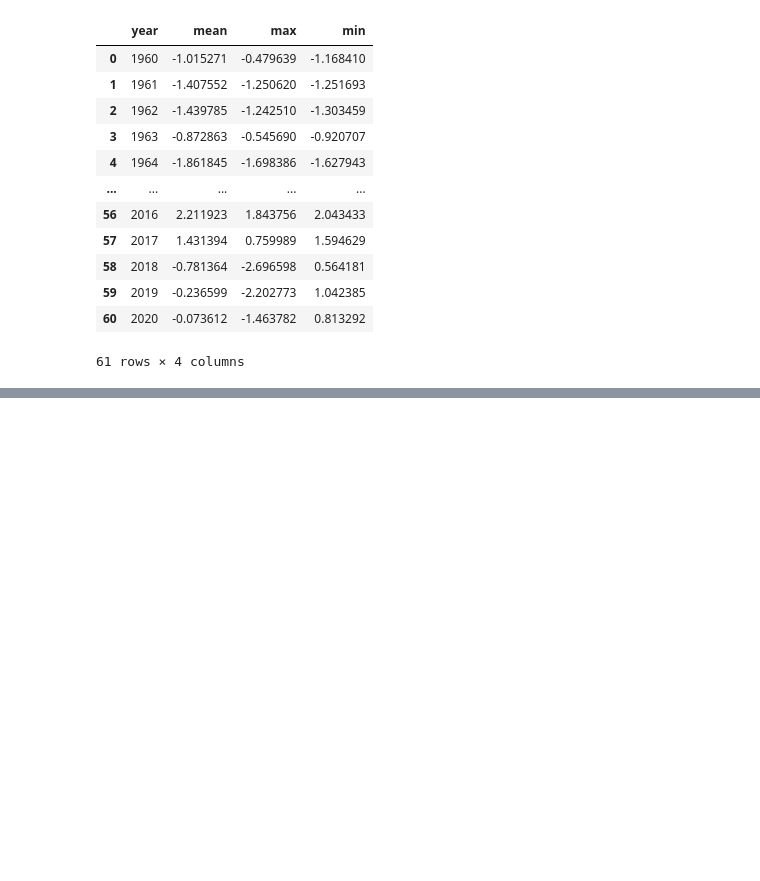
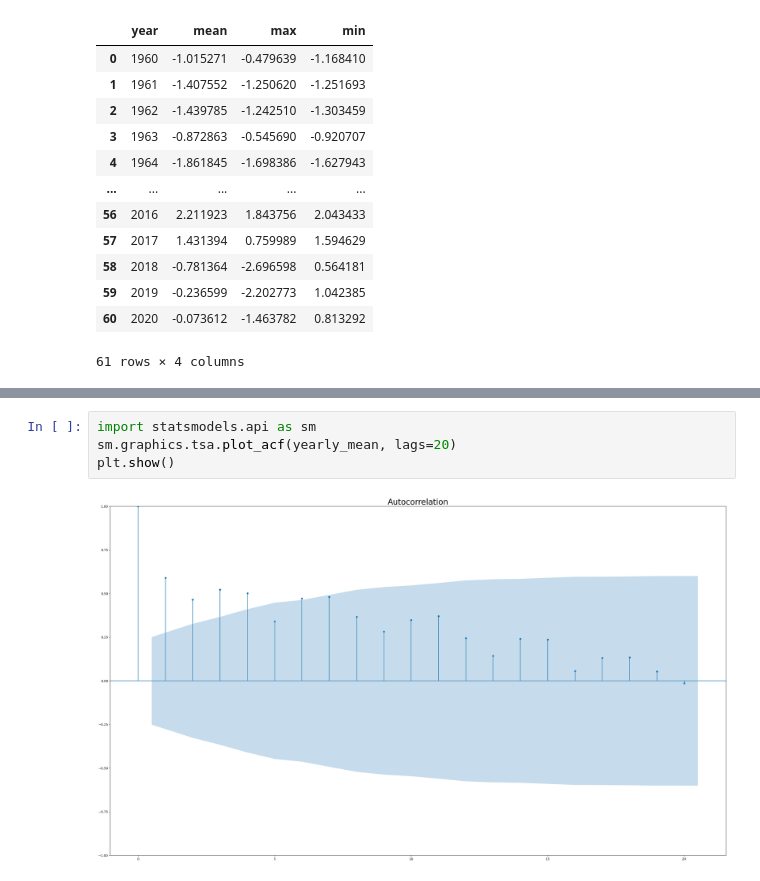
Before and after one commit to buabaj/air-temperature-analysis, a Jupyter notebook: temp-analysis.ipynb, the cells around one changed output, grey strips where cells are left out. Drawn from its saved outputs; the diff is of its cells as text; blank space fills up the shorter version.

```diff
--- a/temp-analysis.ipynb
+++ b/temp-analysis.ipynb
@@ -110,0 +131,6 @@ plt.show()
+# %%
+import statsmodels.api as sm
+sm.graphics.tsa.plot_acf(yearly_mean, lags=20)
+plt.show()
+# %% [output]
+[figure, added]
```
Also changed, not shown: parts of 3 cells of this notebook.
